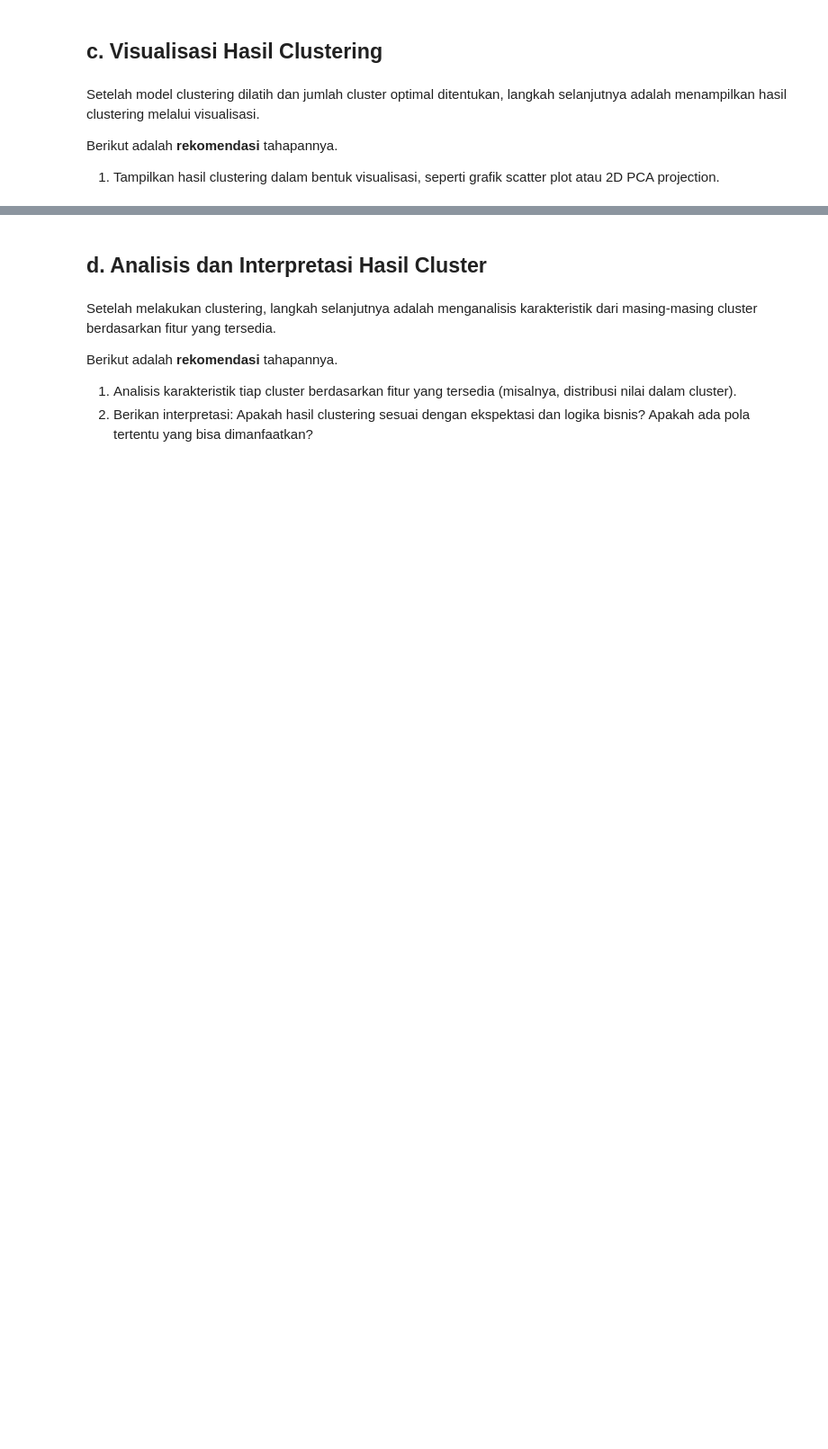
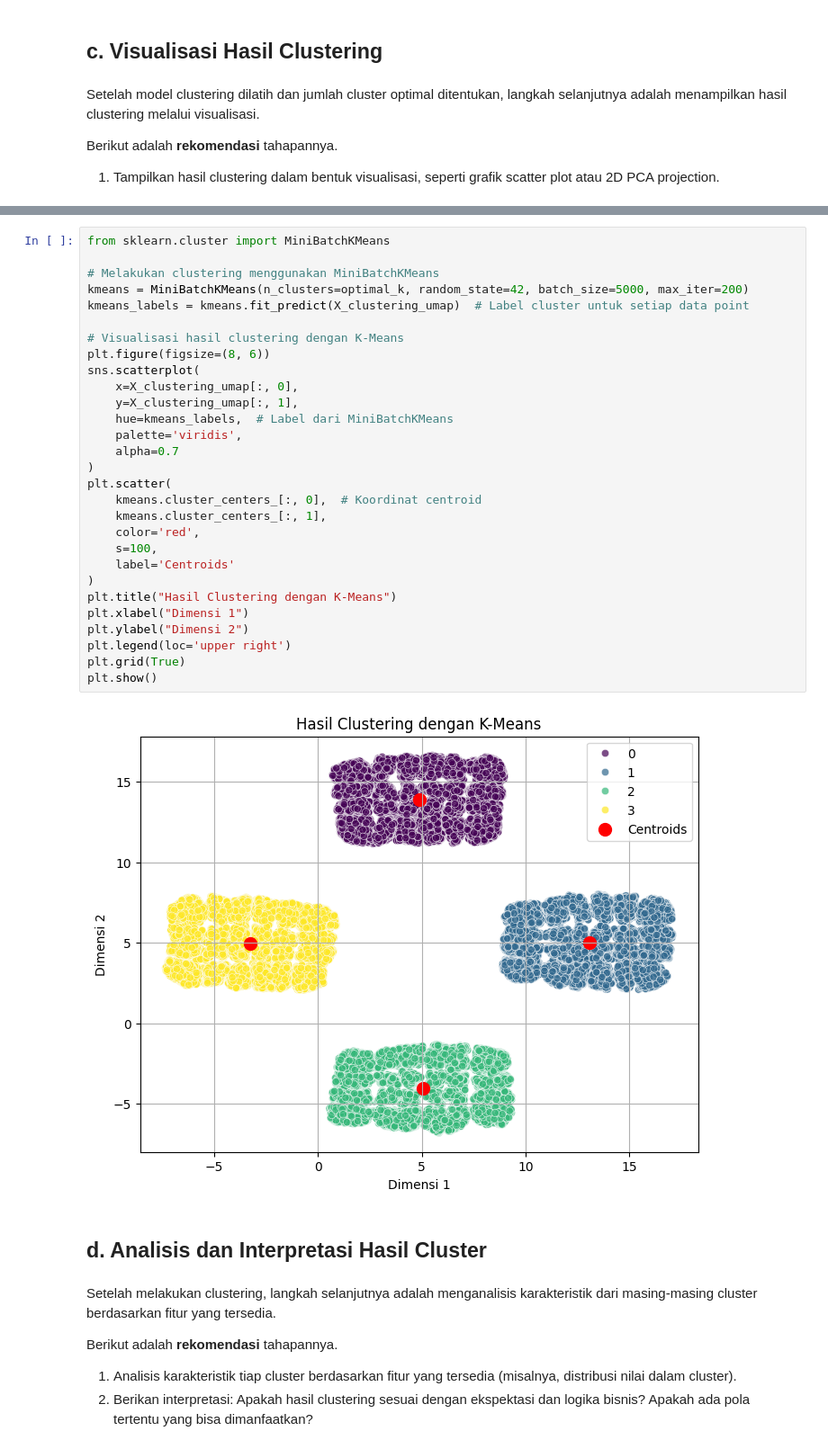
Before and after one commit to xebec51/Submission-Belajar-Machine-Learning-untuk-Pemula-Dicoding-Indonesia, a Jupyter notebook: Clustering_Submission_Akhir_BMLP_Muh. Rinaldi Ruslan.ipynb, the cells around one changed output, grey strips where cells are left out. Shown at 90% size. Cells and saved outputs as stored; diff of their text form; blank space fills up the shorter version.

```diff
--- a/Clustering_Submission_Akhir_BMLP_Muh. Rinaldi Ruslan.ipynb
+++ b/Clustering_Submission_Akhir_BMLP_Muh. Rinaldi Ruslan.ipynb
@@ -371,3 +461,34 @@ plt.show()
+# %%
+from sklearn.cluster import MiniBatchKMeans
+
+# Melakukan clustering menggunakan MiniBatchKMeans
+kmeans = MiniBatchKMeans(n_clusters=optimal_k, random_state=42, batch_size=5000, max_iter=200)
+kmeans_labels = kmeans.fit_predict(X_clustering_umap)  # Label cluster untuk setiap data point
+
+# Visualisasi hasil clustering dengan K-Means
+plt.figure(figsize=(8, 6))
+sns.scatterplot(
+    x=X_clustering_umap[:, 0],
+    y=X_clustering_umap[:, 1],
+    hue=kmeans_labels,  # Label dari MiniBatchKMeans
+    palette='viridis',
+    alpha=0.7
+)
+plt.scatter(
+    kmeans.cluster_centers_[:, 0],  # Koordinat centroid
+    kmeans.cluster_centers_[:, 1],
+    color='red',
+    s=100,
+    label='Centroids'
+)
+plt.title("Hasil Clustering dengan K-Means")
+plt.xlabel("Dimensi 1")
+plt.ylabel("Dimensi 2")
+plt.legend(loc='upper right')
+plt.grid(True)
+plt.show()
+# %% [output]
+[figure, added]
 # %% [markdown]
 ## **d. Analisis dan Interpretasi Hasil Cluster**
 # %% [markdown]
```
Also changed, not shown: parts of 11 cells of this notebook, 7 other files.
